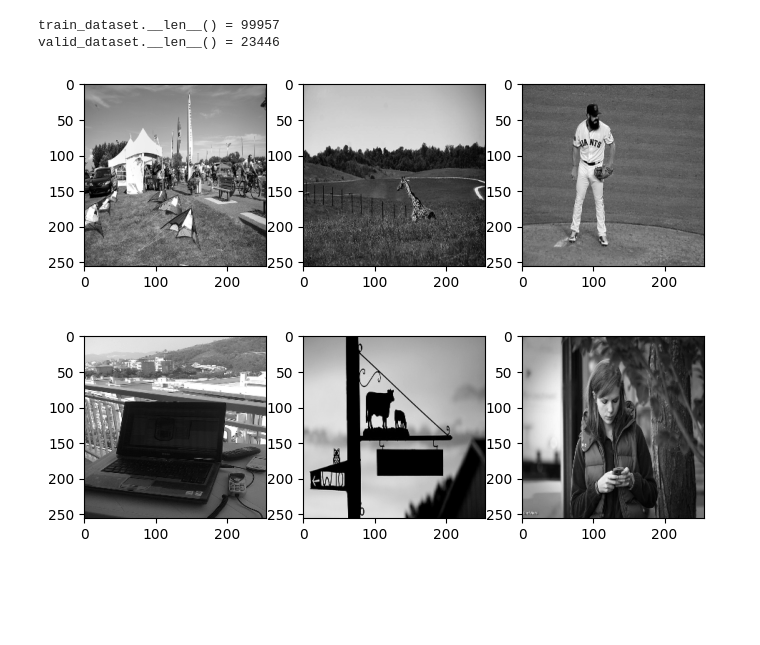
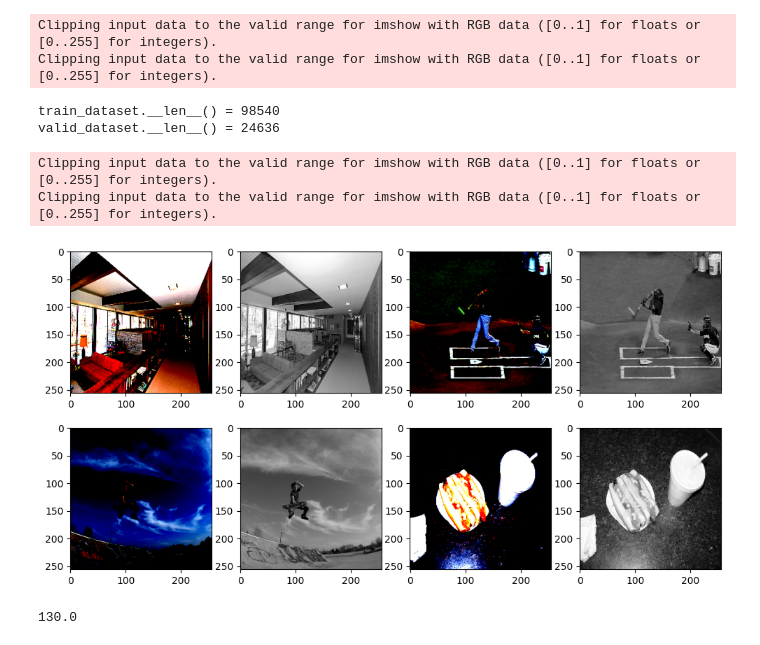
Before and after one commit to carmen-martin/cGAN-Image-Recoloring, a Jupyter notebook: cocoDataSet.ipynb, the cells around one changed output. Cells and saved outputs as stored; diff of their text form; code cells hidden in the pictures; blank space fills up the shorter version.

```diff
--- a/cocoDataSet.ipynb
+++ b/cocoDataSet.ipynb
@@ -21,37 +21,51 @@ class cocoDataSet(Dataset):
         if torch.is_tensor(index):
             index = index.tolist()
         # __getitem__ actually reads the img content
-        image = torchvision.io.read_image(self.data_dir + self.filenames[index],
-                                          mode=torchvision.io.ImageReadMode.GRAY)
-        image = image.to(torch.float32)
+        colored = torchvision.io.read_image(self.data_dir + self.filenames[index]).to(torch.float32) / 255
         if self.transform:
-            image = self.transform(image)
-        return image
+            colored = self.transform(colored)
+        grayscale = torchvision.transforms.functional.rgb_to_grayscale(colored)
+        return colored, grayscale
 # %%
-# Normalization parameters computed for different permutation of the training_dataset. Similar by 99.95%.
+# ImageNet normalization
 cocoData = cocoDataSet(DATAPATH,
-                       size=123403,
+                       size=123176,
                        transform=torchvision.transforms.Compose([
-                           torchvision.transforms.Resize((256, 256)),
-                           torchvision.transforms.Normalize(114.5939, 67.4973)]))
-n_val = int(0.19 * len(cocoData))
+                           torchvision.transforms.Normalize(mean=(0.485, 0.456, 0.406),
+                                                            std=(0.229, 0.224, 0.225)),
+                           torchvision.transforms.Resize((256, 256))]))
+n_val = int(0.2 * len(cocoData)) + 1
 idx = torch.randperm(len(cocoData))
 # custom DataSet split: https://stackoverflow.com/a/61627600
 train_dataset = Subset(cocoData, idx[:-n_val])
 valid_dataset = Subset(cocoData, idx[-n_val:])
 print(f'{train_dataset.__len__() = }\n{valid_dataset.__len__() = }')
-plt.figure(figsize=(8, 6))
-for i in range(6):
-    plt.subplot(2, 3, i + 1)
+plt.figure(figsize=(12, 6))
+for i in range(0, 7, 2):
+    plt.subplot(2, 4, i + 1)
     idx = np.random.randint(0, len(train_dataset))
-    img = train_dataset[idx]
-    plt.imshow(img.cpu().permute(1, 2, 0), 'gray')
+    img = train_dataset[idx][0]
+    plt.imshow(img.permute(1, 2, 0))
+    plt.subplot(2, 4, i + 2)
+    img = train_dataset[idx][1]
+    plt.imshow(img.permute(1, 2, 0), 'gray')
 plt.show()
 # %% [output]
-train_dataset.__len__() = 99957
-valid_dataset.__len__() = 23446
+Clipping input data to the valid range for imshow with RGB data ([0..1] for floats or [0..255] for integers).
+Clipping input data to the valid range for imshow with RGB data ([0..1] for floats or [0..255] for integers).
+train_dataset.__len__() = 98540
+valid_dataset.__len__() = 24636
+Clipping input data to the valid range for imshow with RGB data ([0..1] for floats or [0..255] for integers).
+Clipping input data to the valid range for imshow with RGB data ([0..1] for floats or [0..255] for integers).
-[figure, old version]
+[figure, new version]
 # %%
-BATCH_SIZE = 53 # factorize 99958 = 2 x 23 x 41 x 53
+BATCH_SIZE = 130
+# Need to pack as shapes differ in the tensor list, to stack with dummy dimensions that must be ignored at computation
+#     https://stackoverflow.com/a/57207895
+#     https://stackoverflow.com/a/55805785
+# Simply [0, :, :].unsqueeze(0) as input in traning with the grayscale one.
 train_loader = DataLoader(train_dataset, batch_size=BATCH_SIZE, shuffle=True)
 valid_loader = DataLoader(valid_dataset, batch_size=BATCH_SIZE, shuffle=False)
+print(len(train_dataset) / len(train_loader))
+# %% [output]
+130.0
```
Also changed, not shown: 1 other file.
